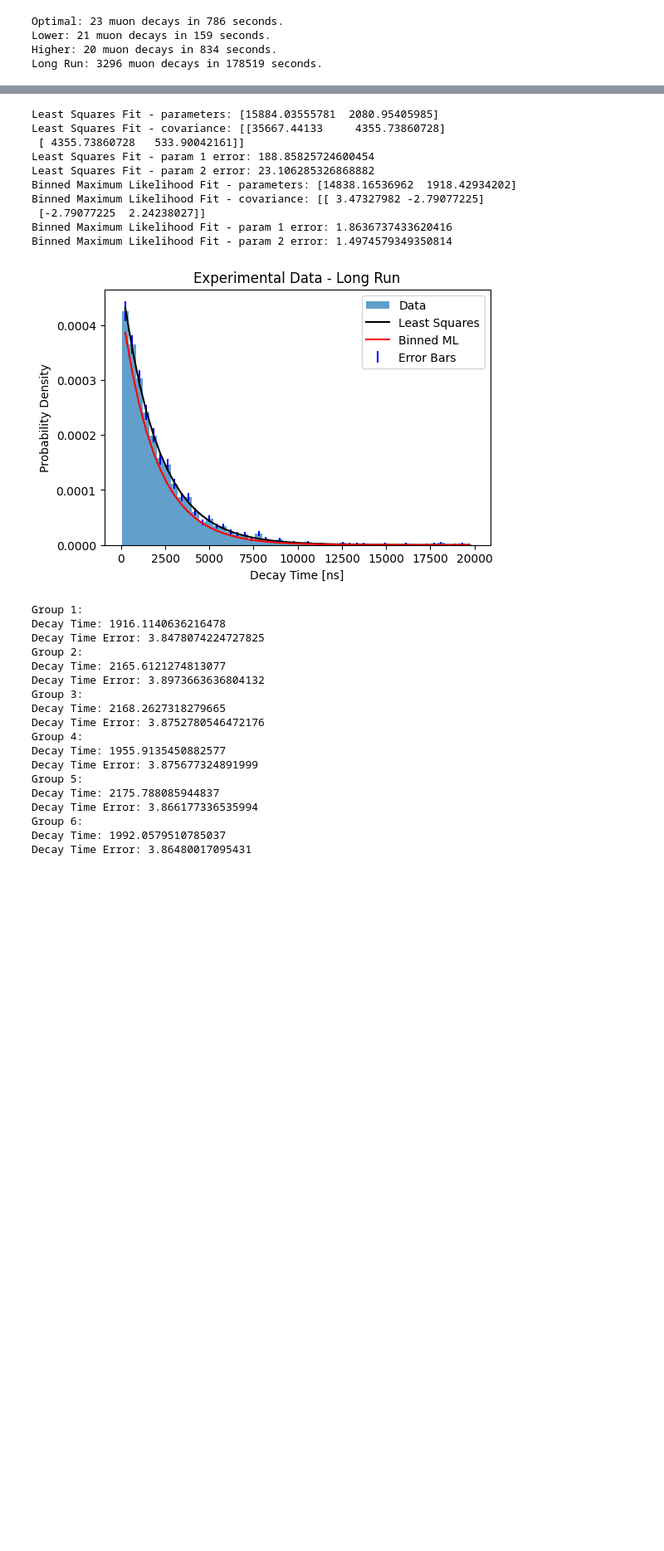
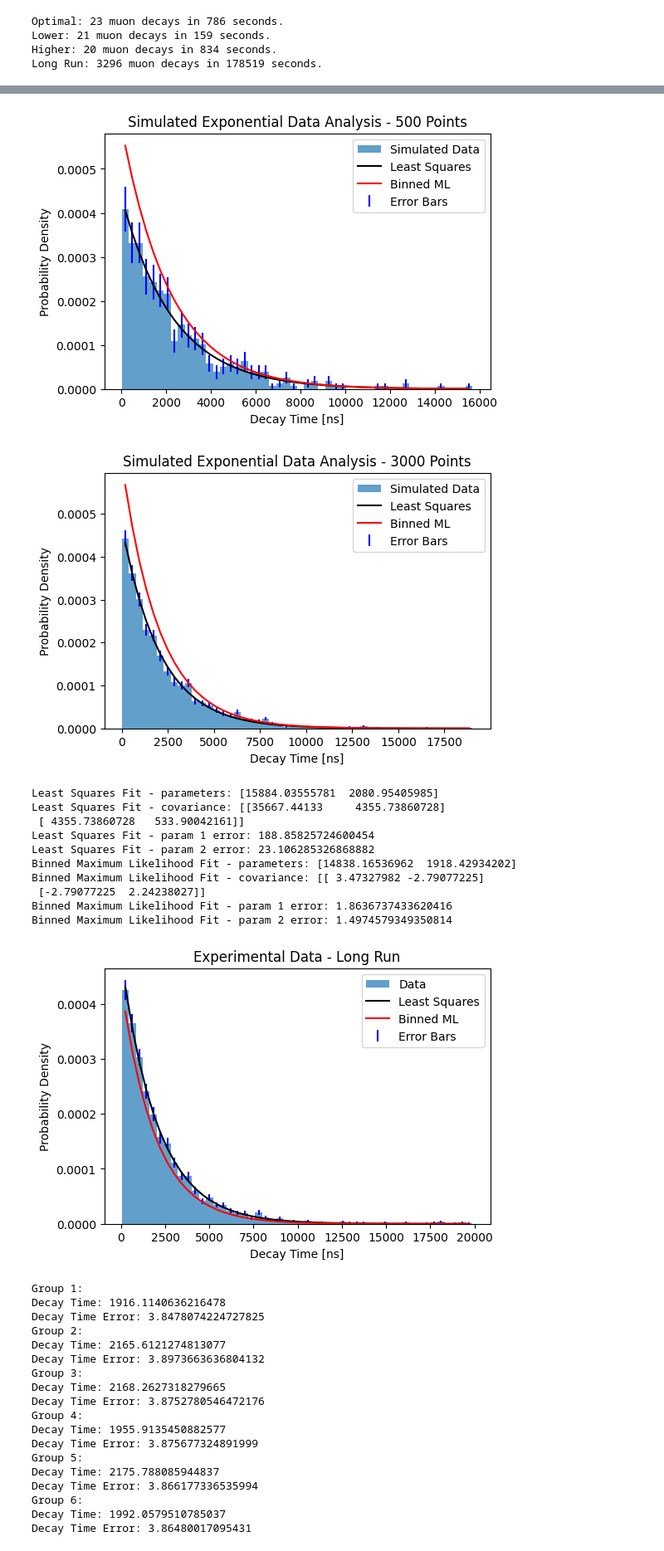
Before and after one commit to jwdesroches/phys_5318, a Jupyter notebook: experiment_4/data_processing.ipynb, the cells around one changed output, grey strips where cells are left out. Shown at 83% size. Cells and saved outputs as stored; diff of their text form; code cells hidden in the pictures; blank space fills up the shorter version.

```diff
--- a/experiment_4/data_processing.ipynb
+++ b/experiment_4/data_processing.ipynb
@@ -136,0 +113,76 @@ Binned Maximum Likelihood Fit - param 2 error: 0.0095586854827697
+# %%
+import numpy as np
+import matplotlib.pyplot as plt
+from scipy.stats import expon
+from scipy.optimize import curve_fit, minimize
+
+def simulate_exponential_cdf(decay_rate, num_points=1000):
+    x_values = np.linspace(0, 20000, num_points)  # Adjust the range as needed
+    cdf_values = expon.cdf(x_values, scale= decay_rate)
+    return x_values, cdf_values
+
+def simulate_exponential_data_from_cdf(cdf_values, x_values, num_points=1000):
+    probs = np.random.rand(num_points)
+    # Interpolate the inverse CDF function
+    inv_cdf_func = np.interp(probs, cdf_values, x_values)
+    return inv_cdf_func
+
+def exponential_decay(x, mu, sigma):
+    return np.exp(-x/sigma - mu/sigma)
+
+def log_likelihood(params, bin_centers, hist):
+    decay_rate, amplitude = params
+    model = exponential_decay(bin_centers, decay_rate, amplitude)
+    log_likelihood = np.sum(hist * np.log(model) - model)
+    return -log_likelihood
+
+# Generate simulated data
+true_decay_rate = 2197  # Adjust as needed
+x_values, cdf_values = simulate_exponential_cdf(true_decay_rate)
+simulated_counts = [500, 3000]
+
+for count in simulated_counts:
+    simulated_data = simulate_exponential_data_from_cdf(cdf_values, x_values, num_points=count)
+
+    # Histogram and binning
+    hist, bins = np.histogram(simulated_data, bins=50, density=True)
+    bin_centers = (bins[:-1] + bins[1:]) / 2
+    bin_width = bins[1] - bins[0]
+
+    # Least-squares fit
+    popt, pcov = curve_fit(exponential_decay, bin_centers, hist, p0=[np.mean(simulated_data), np.std(simulated_data)])
+
+    # Binned Maximum Likelihood fit
+    nll = lambda *args: log_likelihood(*args)
+    initial_params = [np.mean(simulated_data), 12000]  # Adjust initial parameters as needed
+    result = minimize(nll, initial_params, args=(bin_centers, hist))
+    bml_params = result.x
+
+    # Calculate the covariance matrix
+    hessian = result.hess_inv
+    bml_covariance = hessian / (count * bin_width)  # Adjust normalization by the number of data points
+
+    # Plot
+    plt.figure(figsize=(6, 4))
+    plt.hist(simulated_data, bins=bins, density=True, label='Simulated Data', alpha=0.7)
+    plt.errorbar(bin_centers, hist, yerr=np.sqrt(hist) / np.sqrt(count * bin_width), fmt='none', color='blue', label='Error Bars')
+    plt.plot(bin_centers, exponential_decay(bin_centers, *popt), color='k', label="Least Squares")
+    plt.plot(bin_centers, exponential_decay(bin_centers, *bml_params), color='r', label="Binned ML")
+    plt.xlabel('Decay Time [ns]')
+    plt.ylabel('Probability Density')
+    plt.title(f'Simulated Exponential Data Analysis - {count} Points')
+    plt.legend()
+
+    # Print results
+    print(f"Results for {count} points:")
+    print("Least Squares Fit - parameters:", popt)
+    print("Least Squares Fit - covariance:", pcov)
+    print("Least Squares Fit - param 1 error:", np.sqrt(pcov[0, 0]))
+    print("Least Squares Fit - param 2 error:", np.sqrt(pcov[1, 1]))
+    print("Binned Maximum Likelihood Fit - parameters:", bml_params)
+    print("Binned Maximum Likelihood Fit - covariance:", bml_covariance)
+    print("Binned Maximum Likelihood Fit - param 1 error:", np.sqrt(bml_covariance[0, 0]))
+    print("Binned Maximum Likelihood Fit - param 2 error:", np.sqrt(bml_covariance[1, 1]))
+
+plt.show()
+# %% [output]
@@ -137,3 +206,5 @@ Binned Maximum Likelihood Fit - param 2 error: 0.0095586854827697
+[figure, added]
+[figure, added]
 # %%
 decays = long_df["tick"][long_df["tick"] < 40000]
 
```
Also changed, not shown: parts of 4 cells of this notebook.
